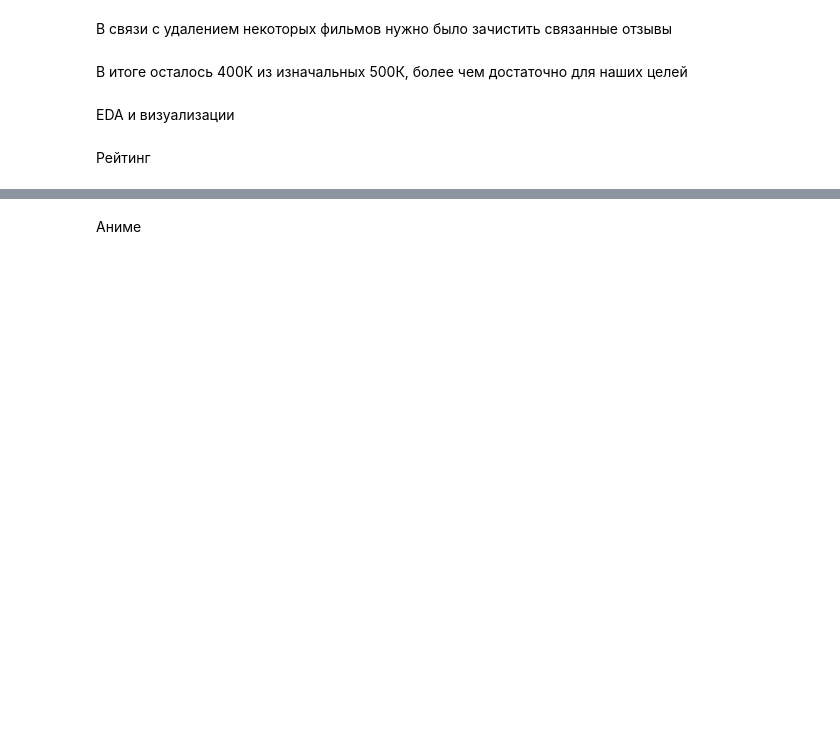
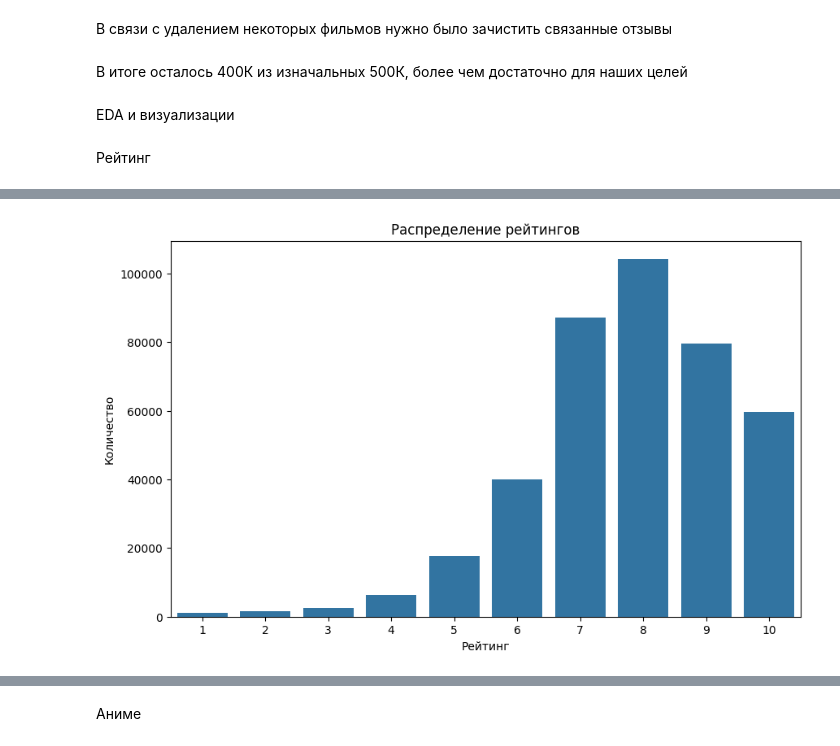
Before and after one commit to DJustProgrammeR/DataAnalasys, a Jupyter notebook: lab2/lab2.ipynb, the cells around one changed output, grey strips where cells are left out. Cells and saved outputs as stored; diff of their text form; code cells hidden in the pictures; blank space fills up the shorter version.

```diff
--- a/lab2/lab2.ipynb
+++ b/lab2/lab2.ipynb
@@ -160,21 +170,9 @@ print(f"Медианное количество отзывов на пользо
 # %%
 plt.figure(figsize=(10, 6))
 sns.countplot(x='Feedback', data=ratings_df)
 plt.title('Распределение рейтингов')
 plt.xlabel('Рейтинг')
 plt.ylabel('Количество')
 plt.show()
-
-plt.figure(figsize=(10, 6))
-sns.histplot(reviews_per_anime, bins=20)
-plt.title('Распределение количества отзывов на фильм')
-plt.xlabel('Количество отзывов')
-plt.ylabel('Количество фильмов')
-plt.show()
-
-plt.figure(figsize=(10, 6))
-sns.histplot(reviews_per_user, bins=20)
-plt.title('Распределение количества отзывов на пользователя')
-plt.xlabel('Количество отзывов')
-plt.ylabel('Количество пользователей')
-plt.show()
+# %% [output]
+[figure, added]
```
Also changed, not shown: parts of 48 cells of this notebook, 6 other files.
